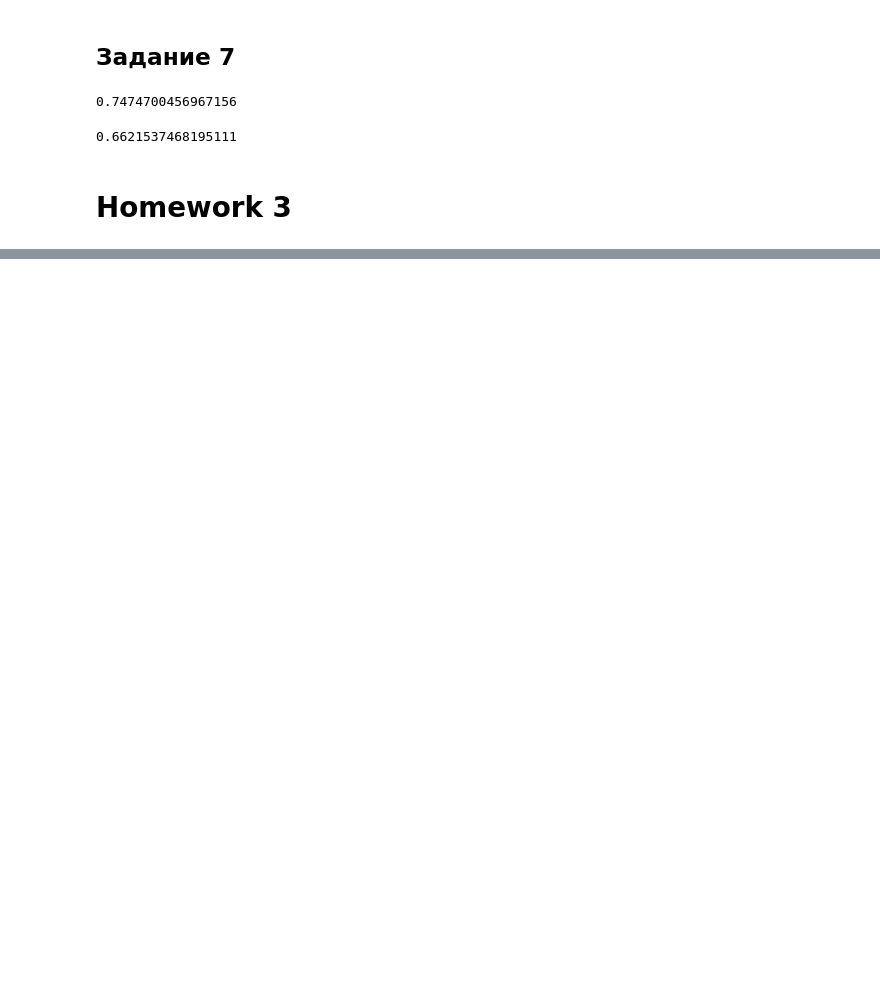
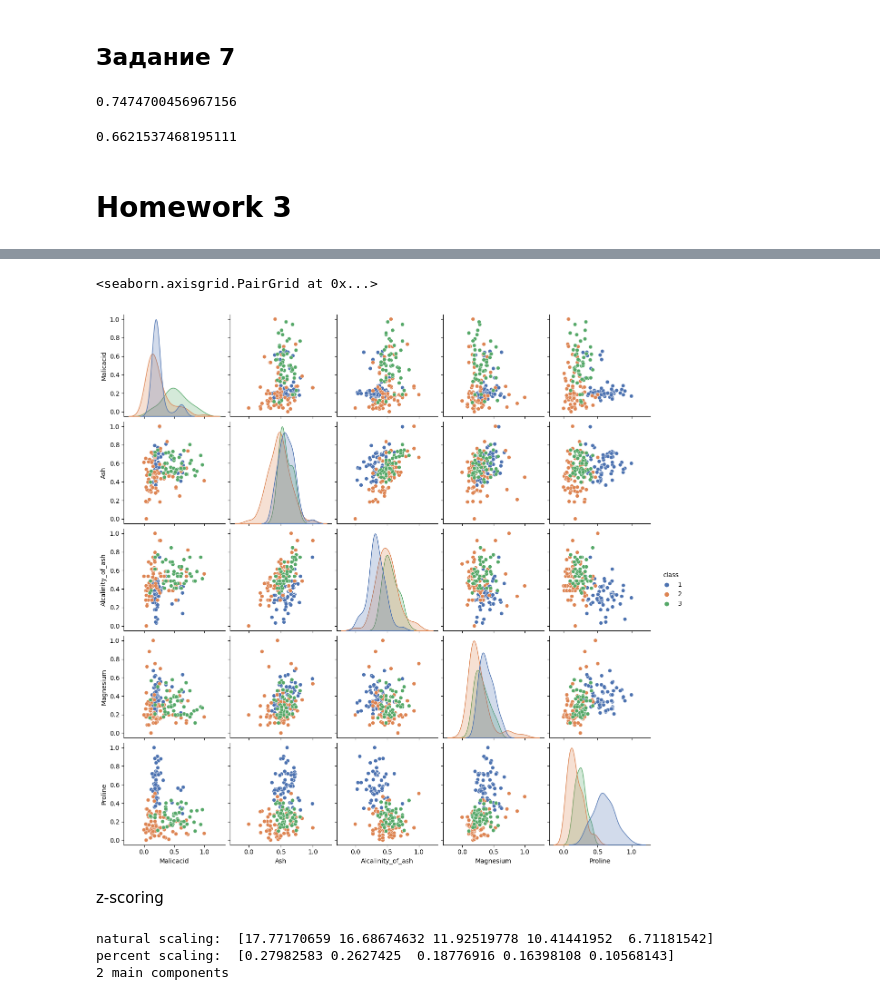
Before and after one commit to Chpel/CoDA-Project, a Jupyter notebook: Wine.ipynb, the cells around one changed output, grey strips where cells are left out. Saved outputs shown, nothing was run; the diff lists cells and outputs as text; code cells hidden in the pictures; blank space fills up the shorter version.

```diff
--- a/Wine.ipynb
+++ b/Wine.ipynb
@@ -176,0 +199,17 @@ r2_score(pred_all, true_all)
+# %%
+sns.pairplot(X_rng.merge(y, left_index=True, right_index=True), hue='class', palette='deep')
+# %% [output]
+<seaborn.axisgrid.PairGrid at 0x...>
+[figure, added]
+# %% [markdown]
+z-scoring
+# %%
+U, S, Vh = np.linalg.svd(X_std)
+print("natural scaling: ", S)
+print("percent scaling: ", S/S.sum())
+print("2 main components")
+simple_X = U[:,:2] @ np.diag(S[:2]) @ Vh[:2]
+# %% [output]
+natural scaling:  [17.77170659 16.68674632 11.92519778 10.41441952  6.71181542]
+percent scaling:  [0.27982583 0.2627425  0.18776916 0.16398108 0.10568143]
+2 main components
```
Also changed, not shown: parts of 13 cells of this notebook.
